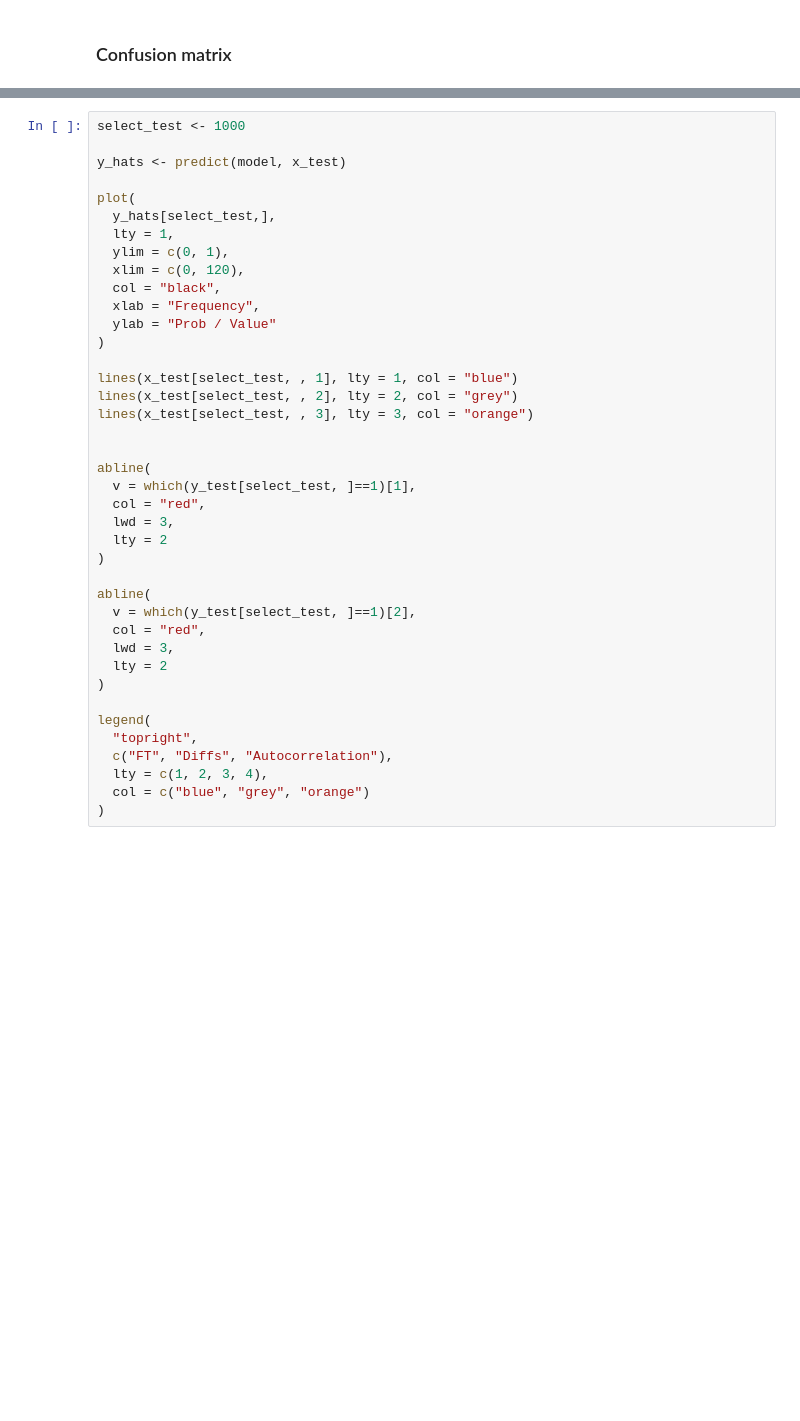
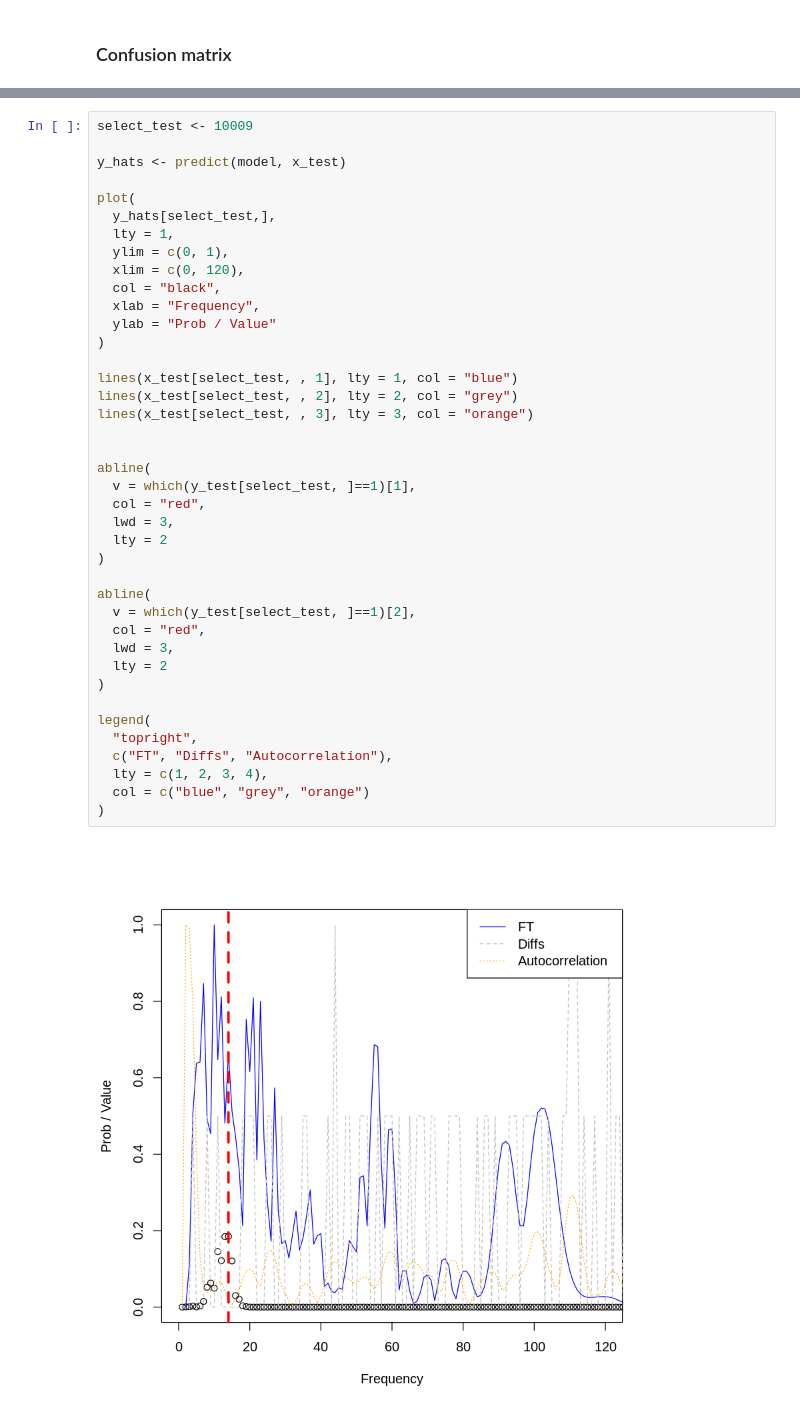
Before and after one commit to rmaestre/variableStars, a Jupyter notebook: docs/GPU/OscModels_NN.ipynb, the cells around one changed output, grey strips where cells are left out. Drawn from its saved outputs; the diff is of its cells as text; blank space fills up the shorter version.

```diff
--- a/docs/GPU/OscModels_NN.ipynb
+++ b/docs/GPU/OscModels_NN.ipynb
@@ -202,5 +286,5 @@ ggplot(data=dtCM, aes(c1, c2, fill = freq)) +
 # %%
-select_test <- 1000
+select_test <- 10009
 
 y_hats <- predict(model, x_test)
 
@@ -212,30 +296,32 @@ plot(
   col = "black",
   xlab = "Frequency",
   ylab = "Prob / Value"
 )
 
 lines(x_test[select_test, , 1], lty = 1, col = "blue")
 lines(x_test[select_test, , 2], lty = 2, col = "grey")
 lines(x_test[select_test, , 3], lty = 3, col = "orange")
 
 
 abline(
   v = which(y_test[select_test, ]==1)[1],
   col = "red",
   lwd = 3,
   lty = 2
 )
 
 abline(
   v = which(y_test[select_test, ]==1)[2],
   col = "red",
   lwd = 3,
   lty = 2
 )
 
 legend(
   "topright",
   c("FT", "Diffs", "Autocorrelation"),
   lty = c(1, 2, 3, 4),
   col = c("blue", "grey", "orange")
 )
+# %% [output]
+[figure, added]
```
Also changed, not shown: parts of 13 cells of this notebook, 6 other files.
